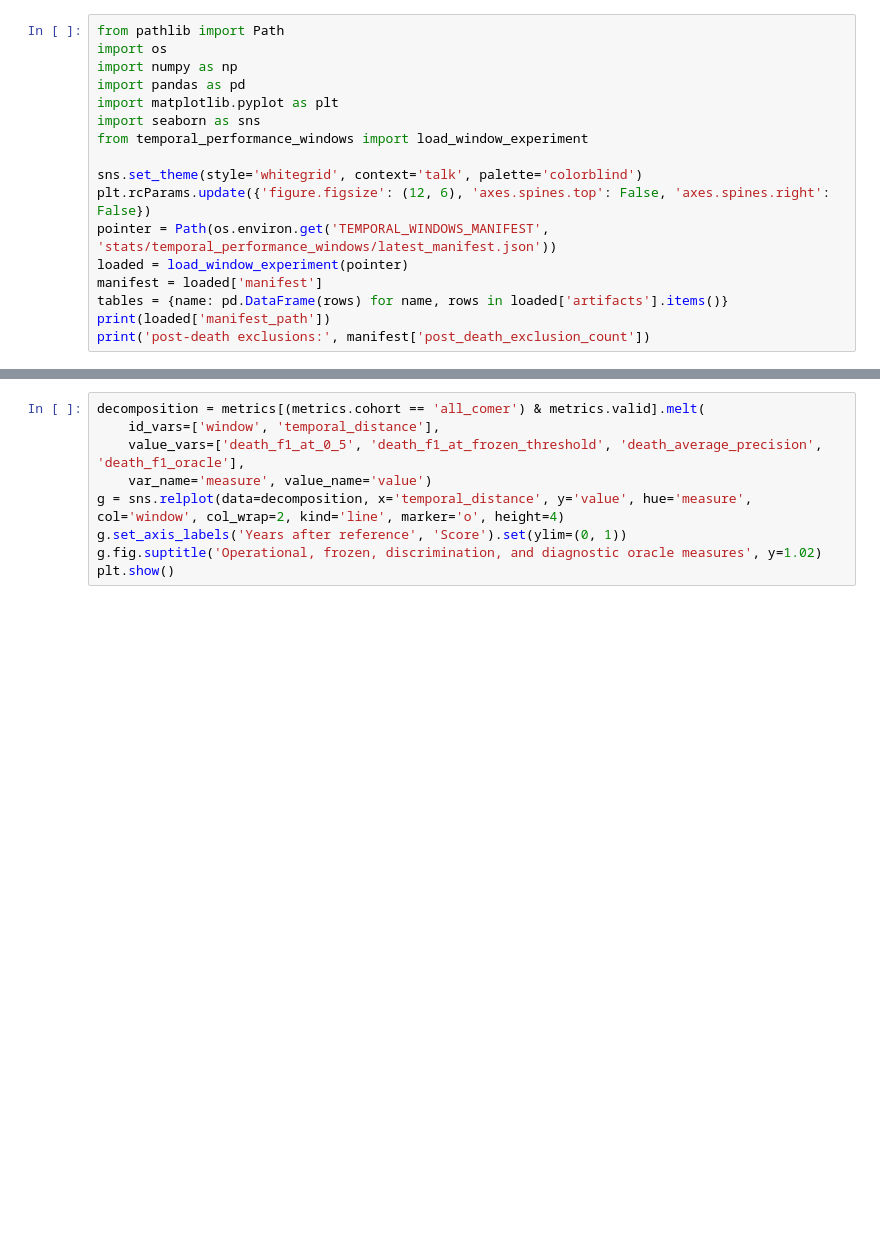
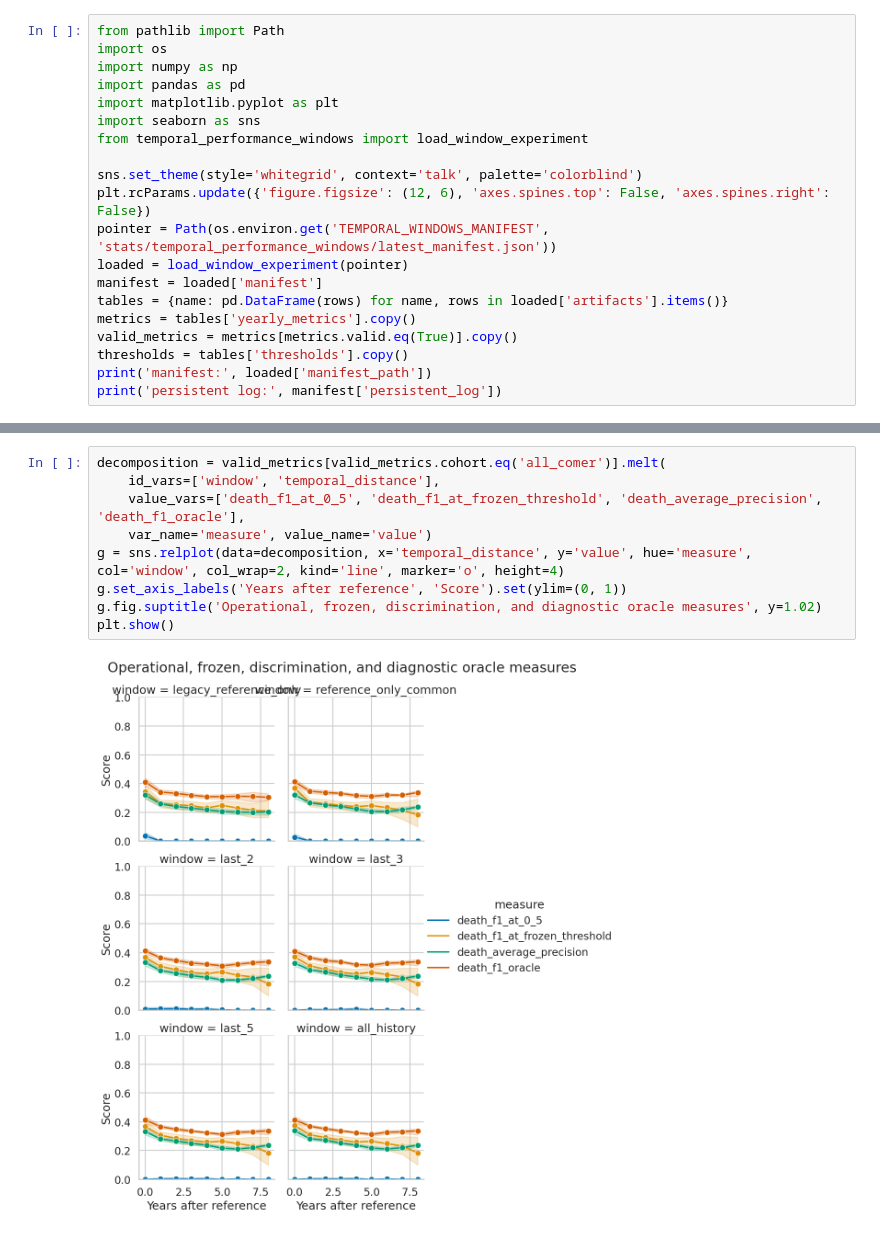
Before and after one commit to joaogabrielsilveira/SAE-TCAV, a Jupyter notebook: temporal_performance_windows_analysis.ipynb, the cells around one changed output, grey strips where cells are left out. Saved outputs shown, nothing was run; the diff lists cells and outputs as text; blank space fills up the shorter version.

```diff
--- a/temporal_performance_windows_analysis.ipynb
+++ b/temporal_performance_windows_analysis.ipynb
@@ -17,5 +17,8 @@ pointer = Path(os.environ.get('TEMPORAL_WINDOWS_MANIFEST', 'stats/temporal_perfo
 loaded = load_window_experiment(pointer)
 manifest = loaded['manifest']
 tables = {name: pd.DataFrame(rows) for name, rows in loaded['artifacts'].items()}
-print(loaded['manifest_path'])
-print('post-death exclusions:', manifest['post_death_exclusion_count'])
+metrics = tables['yearly_metrics'].copy()
+valid_metrics = metrics[metrics.valid.eq(True)].copy()
+thresholds = tables['thresholds'].copy()
+print('manifest:', loaded['manifest_path'])
+print('persistent log:', manifest['persistent_log'])
@@ -47,9 +147,11 @@ display(tables['trajectory_cluster_bootstrap'].query("cohort == 'all_comer'"))
 # %%
-decomposition = metrics[(metrics.cohort == 'all_comer') & metrics.valid].melt(
+decomposition = valid_metrics[valid_metrics.cohort.eq('all_comer')].melt(
     id_vars=['window', 'temporal_distance'],
     value_vars=['death_f1_at_0_5', 'death_f1_at_frozen_threshold', 'death_average_precision', 'death_f1_oracle'],
     var_name='measure', value_name='value')
 g = sns.relplot(data=decomposition, x='temporal_distance', y='value', hue='measure', col='window', col_wrap=2, kind='line', marker='o', height=4)
 g.set_axis_labels('Years after reference', 'Score').set(ylim=(0, 1))
 g.fig.suptitle('Operational, frozen, discrimination, and diagnostic oracle measures', y=1.02)
 plt.show()
+# %% [output]
+[figure, added]
```
Also changed, not shown: parts of 19 cells of this notebook, 4 other files.
